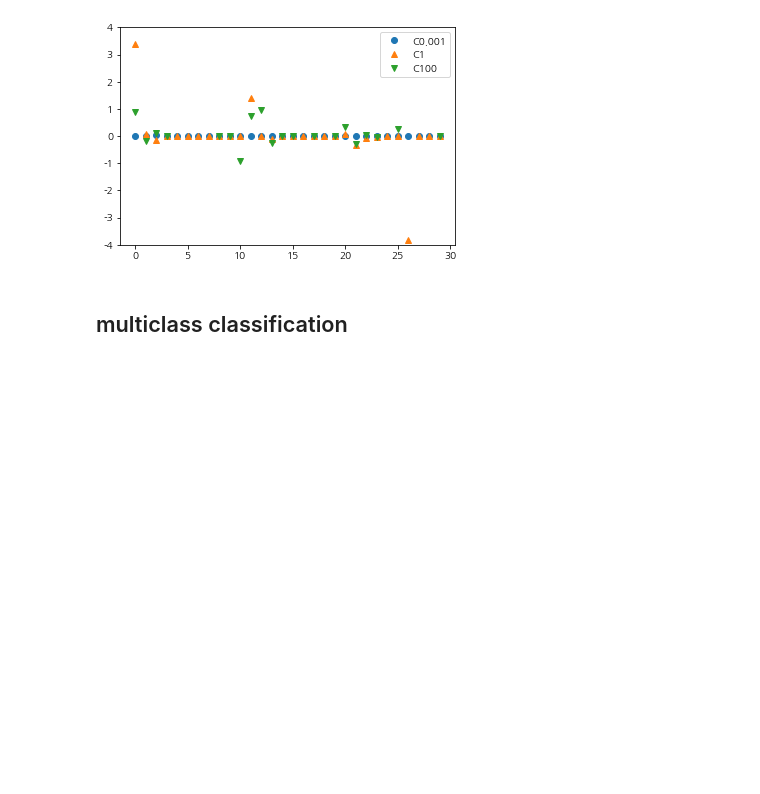
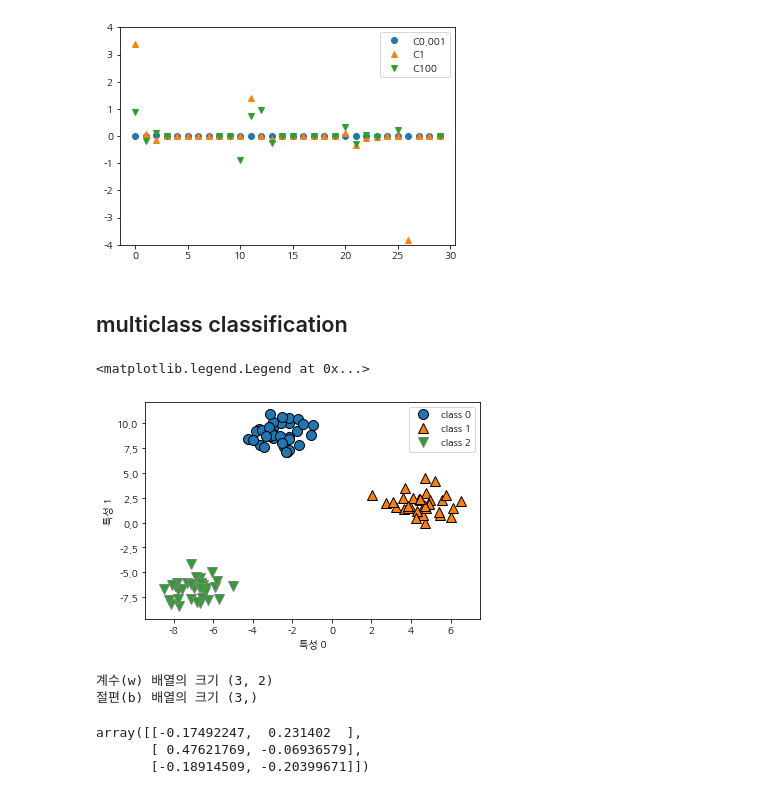
Before and after one commit to sdlee1026/machine, a Jupyter notebook: models/Supervised_Learning/Linear_model_for_classification.ipynb, the cells around one changed output. Saved outputs shown, nothing was run; the diff lists cells and outputs as text; code cells hidden in the pictures; blank space fills up the shorter version.

Commit message:
Update multiclass classification
Update LinearSVC and linear models of advantages, disadvantages and features

```diff
--- a/models/Supervised_Learning/Linear_model_for_classification.ipynb
+++ b/models/Supervised_Learning/Linear_model_for_classification.ipynb
@@ -163,0 +182,25 @@ C=100인, L1 로지스틱 회귀의 테스트 정확도 : 0.979
+# %%
+from sklearn.datasets import make_blobs
+
+X, y = make_blobs(random_state=42)
+mglearn.discrete_scatter(X[:,0], X[:,1],y)
+plt.xlabel('특성 0')
+plt.ylabel('특성 1')
+plt.legend(['class 0', 'class 1', 'class 2'])
+# %% [output]
+<matplotlib.legend.Legend at 0x...>
+[figure, added]
+# %%
+linear_svm = LinearSVC().fit(X, y)
+# 위의 데이터셋으로 LinearSVC 분류기를 훈련
+print('계수(w) 배열의 크기',linear_svm.coef_.shape)
+print('절편(b) 배열의 크기',linear_svm.intercept_.shape)
+# %% [output]
+계수(w) 배열의 크기 (3, 2)
+절편(b) 배열의 크기 (3,)
+# %%
+linear_svm.coef_
+# %% [output]
+array([[-0.17492247,  0.231402  ],
+       [ 0.47621769, -0.06936579],
+       [-0.18914509, -0.20399671]])
```
Also changed, not shown: parts of 8 cells of this notebook.
